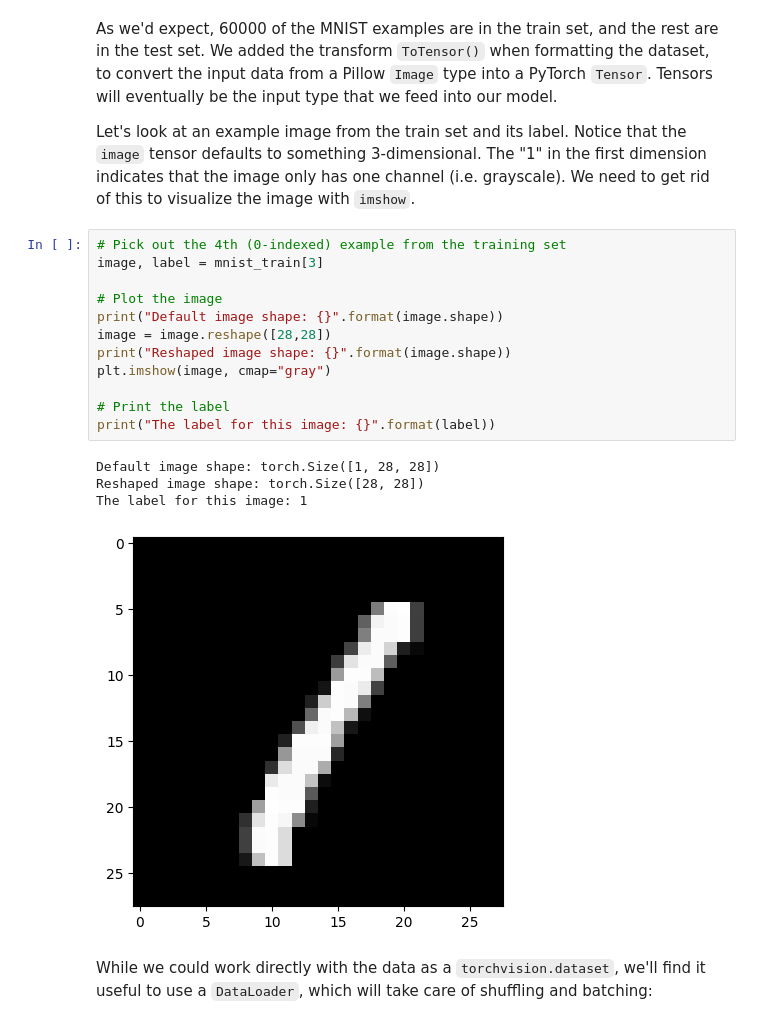
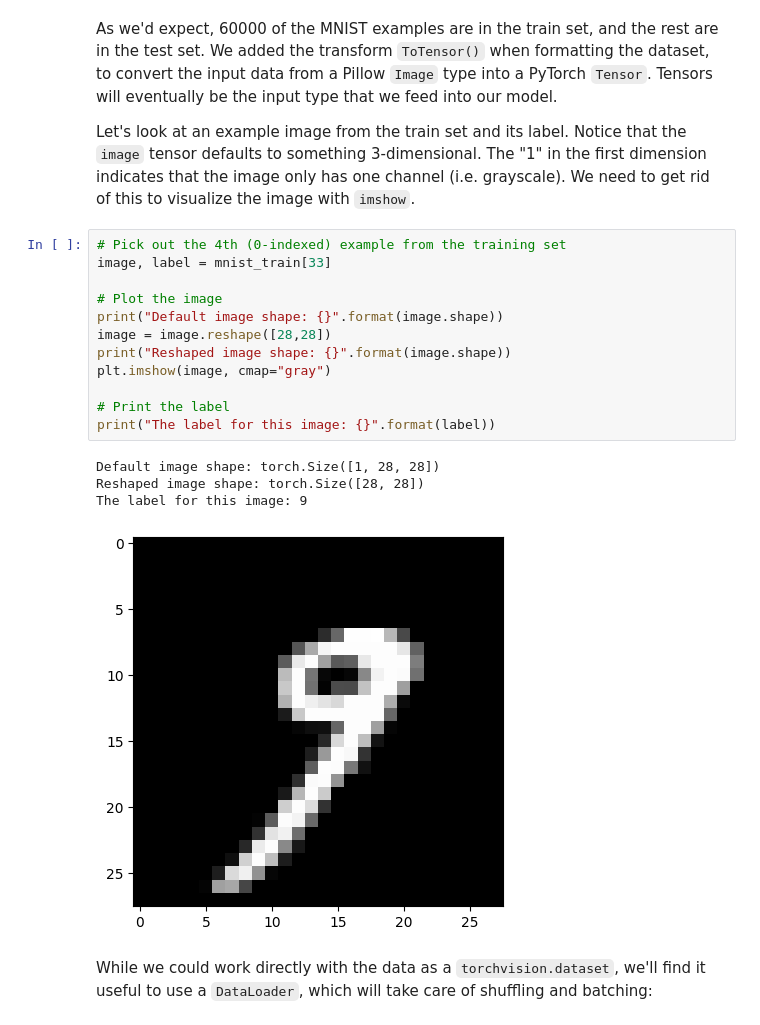
Before and after one commit to dmitryvergeles/ML_2, a Jupyter notebook: 2A_Logistic_Regression.ipynb, the cells around one changed output. Drawn from its saved outputs; the diff is of its cells as text.

```diff
--- a/2A_Logistic_Regression.ipynb
+++ b/2A_Logistic_Regression.ipynb
@@ -50,21 +50,21 @@ The "1" in the first dimension indicates that the image only has one channel (i.
 We need to get rid of this to visualize the image with `imshow`.
 # %%
 # Pick out the 4th (0-indexed) example from the training set
-image, label = mnist_train[3]
+image, label = mnist_train[33]
 
 # Plot the image
 print("Default image shape: {}".format(image.shape))
 image = image.reshape([28,28])
 print("Reshaped image shape: {}".format(image.shape))
 plt.imshow(image, cmap="gray")
 
 # Print the label
 print("The label for this image: {}".format(label))
 # %% [output]
 Default image shape: torch.Size([1, 28, 28])
 Reshaped image shape: torch.Size([28, 28])
-The label for this image: 1
+The label for this image: 9
-[figure, old version]
+[figure, new version]
 # %% [markdown]
 While we could work directly with the data as a `torchvision.dataset`, we'll find it useful to use a `DataLoader`, which will take care of shuffling and batching:
 # %%
```
Also changed, not shown: parts of 9 cells of this notebook.
